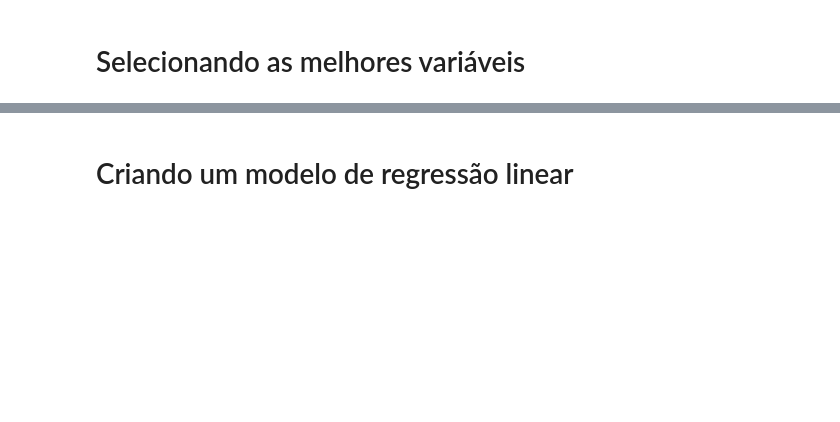
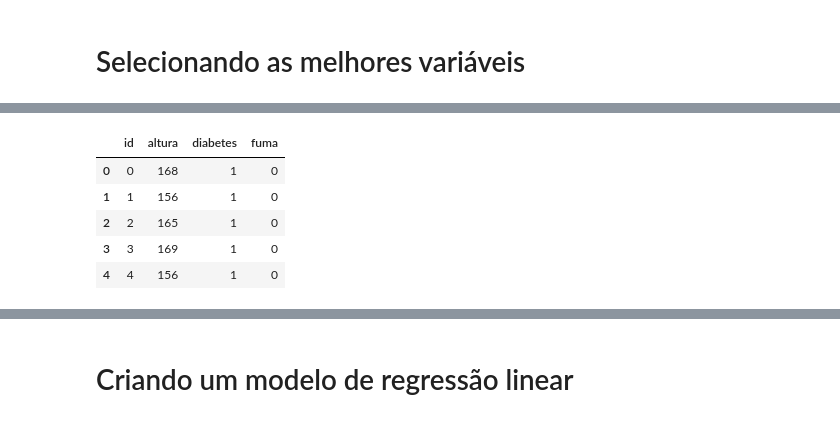
Before and after one commit to alexapruiz/Projetos, a Jupyter notebook: Cardio.ipynb, the cells around one changed output, grey strips where cells are left out. Saved outputs shown, nothing was run; the diff lists cells and outputs as text; code cells hidden in the pictures; blank space fills up the shorter version.

```diff
--- a/Cardio.ipynb
+++ b/Cardio.ipynb
@@ -108,13 +110,20 @@ cardio.iloc[:,cols].head()
 # %%
 #Selecionando as melhores features usando o método f_classif do SelectKBest
 from sklearn.feature_selection import SelectKBest
 from sklearn.feature_selection import f_classif, mutual_info_classif
 
 f_classif = SelectKBest(score_func=f_classif, k=4)
 fit = f_classif.fit(X,Y)
 features = fit.transform(X)
 
 features
 cols = fit.get_support(indices=True)
-cardio.iloc[:,cols].head()
+cardio2.iloc[:,cols].head()
+# %% [output]
+|  | id | altura | diabetes | fuma |
+| 0 | 0 | 168 | 1 | 0 |
+| 1 | 1 | 156 | 1 | 0 |
+| 2 | 2 | 165 | 1 | 0 |
+| 3 | 3 | 169 | 1 | 0 |
+| 4 | 4 | 156 | 1 | 0 |
 # %%
```
Also changed, not shown: parts of 31 cells of this notebook.
